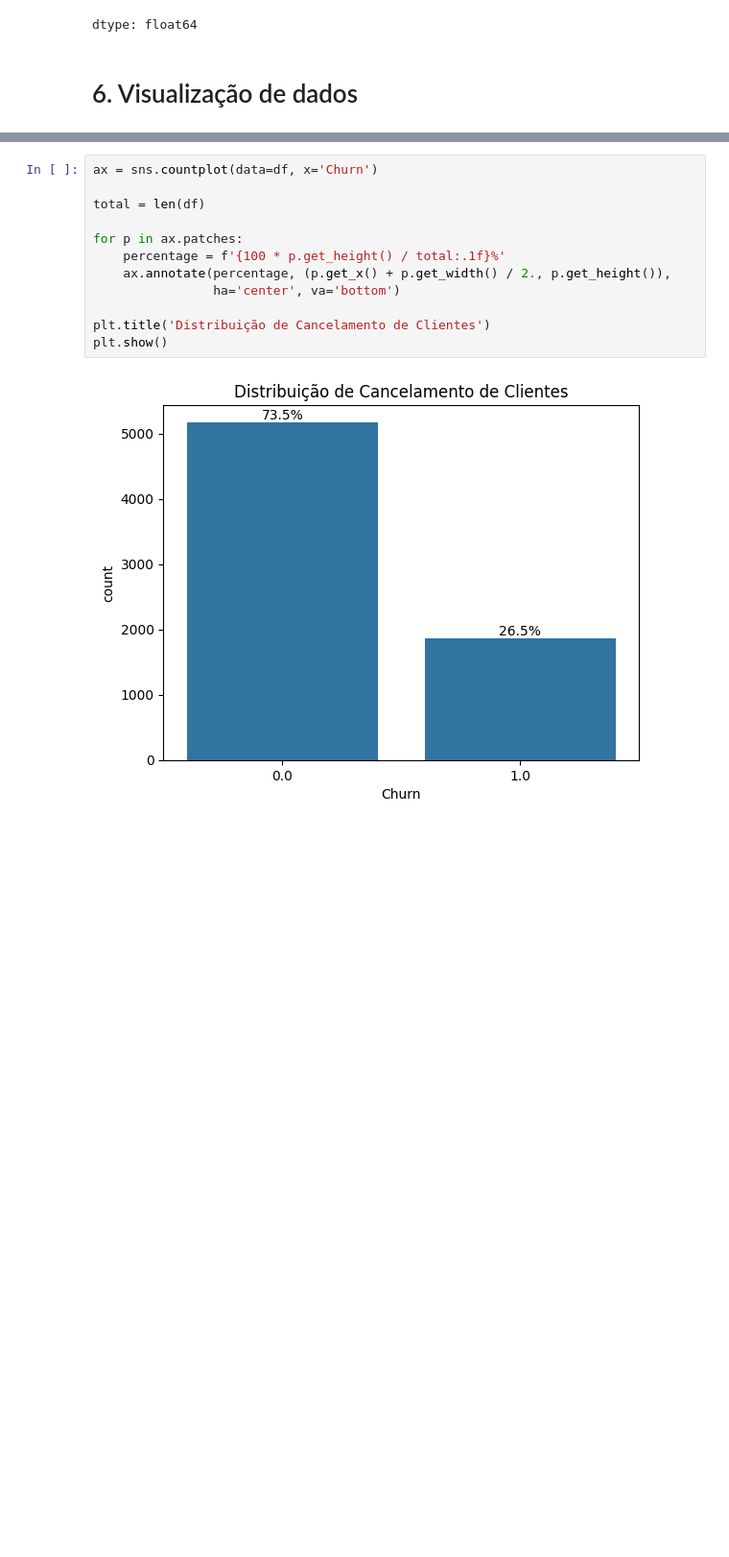
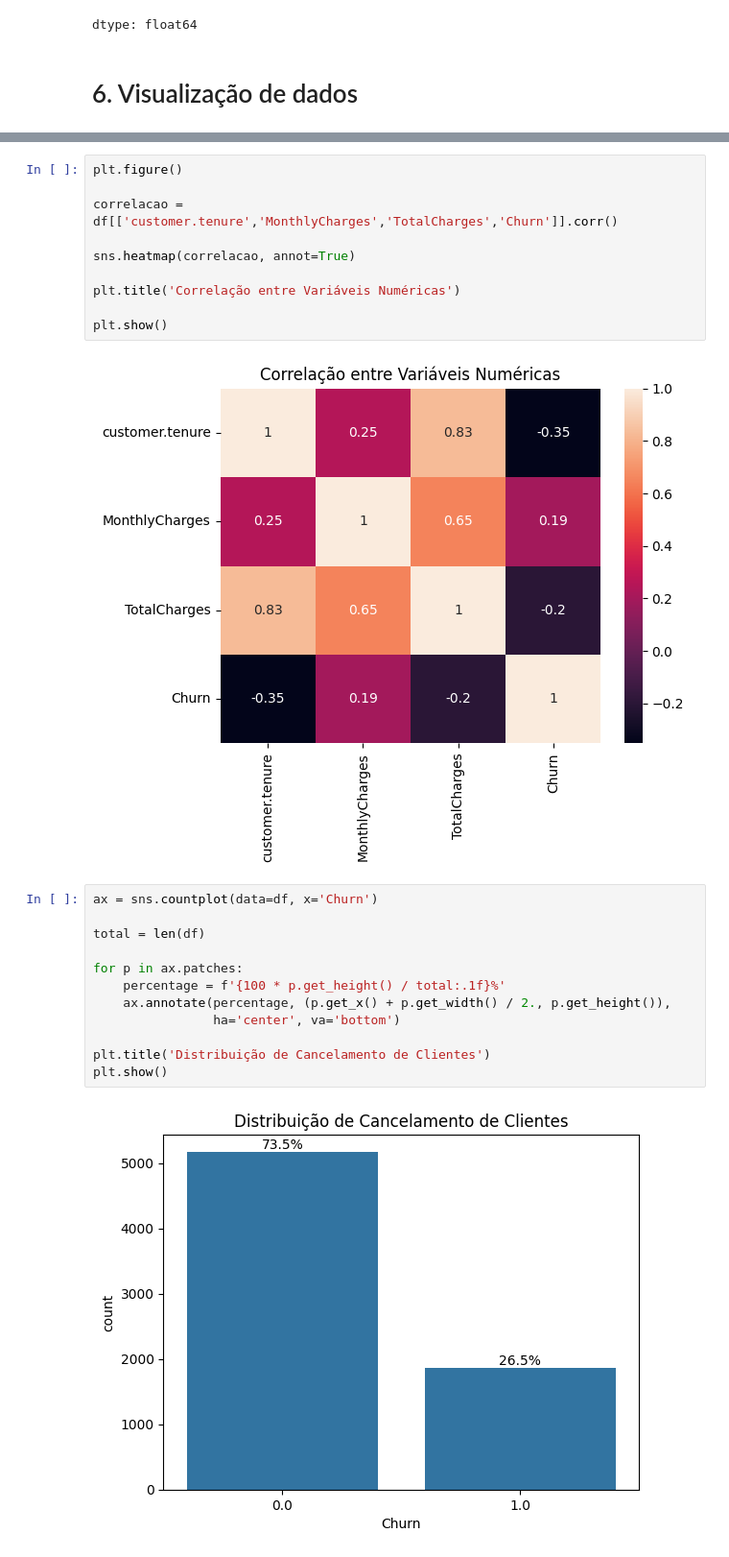
Before and after one commit to ksantos-helo/Challenge---TelecomX_BR, a Jupyter notebook: Telecom_X.ipynb, the cells around one changed output, grey strips where cells are left out. Shown at 96% size. Cells and saved outputs as stored; diff of their text form; blank space fills up the shorter version.

```diff
--- a/Telecom_X.ipynb
+++ b/Telecom_X.ipynb
@@ -438,3 +482,15 @@ dtype: float64
+# %%
+plt.figure()
+
+correlacao = df[['customer.tenure','MonthlyCharges','TotalCharges','Churn']].corr()
+
+sns.heatmap(correlacao, annot=True)
+
+plt.title('Correlação entre Variáveis Numéricas')
+
+plt.show()
+# %% [output]
+[figure, added]
 # %%
 ax = sns.countplot(data=df, x='Churn')
 
```
Also changed, not shown: parts of 4 cells of this notebook.
